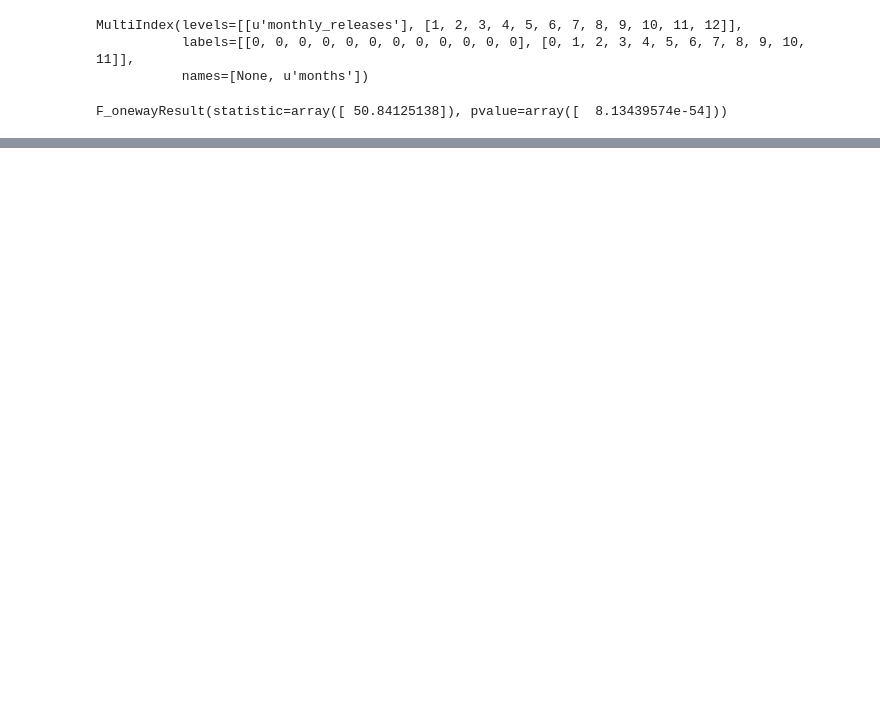
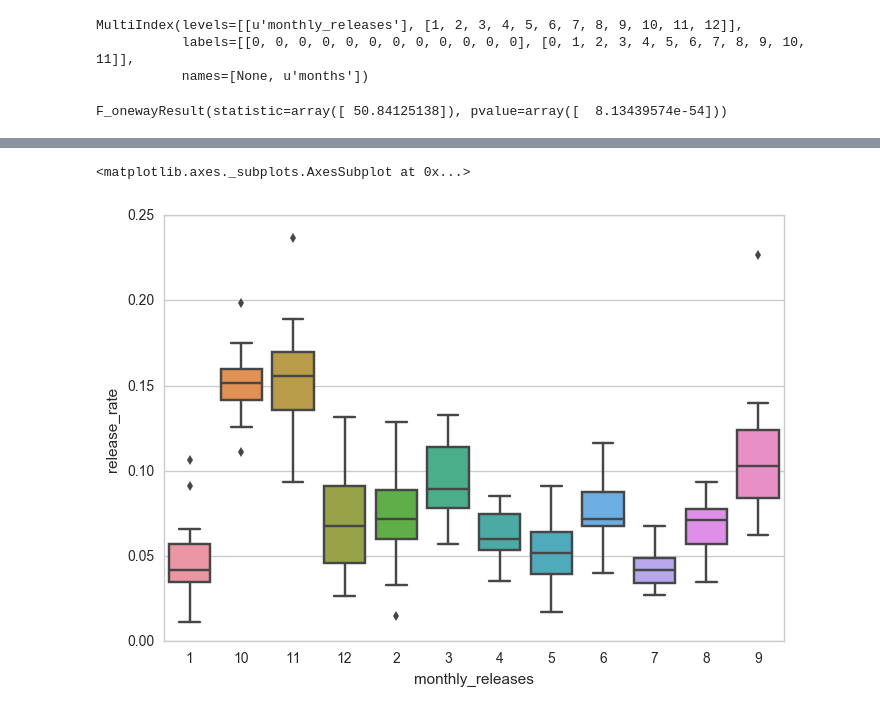
Before and after one commit to s-leung/videogameproject, a Jupyter notebook: November.ipynb, the cells around one changed output, grey strips where cells are left out. Saved outputs shown, nothing was run; the diff lists cells and outputs as text; code cells hidden in the pictures; blank space fills up the shorter version.

```diff
--- a/November.ipynb
+++ b/November.ipynb
@@ -170,0 +140,7 @@ print(mc.groupsunique)
+# %%
+nn_long = pd.DataFrame(nn.unstack())
+nn_long = nn_long.reset_index()
+nn_long = nn_long.drop('level_0', axis=1)
+nn_long.columns = ['monthly_releases', 'year', 'release_rate']
+nn_long['monthly_releases'] = nn_long['monthly_releases'].astype('str')
+nn_long.head()
@@ -170,0 +177,5 @@ print(mc.groupsunique)
+# %%
+sns.boxplot(x='monthly_releases',y='release_rate', data=nn_long)
+# %% [output]
+<matplotlib.axes._subplots.AxesSubplot at 0x...>
+[figure, added]
```
Also changed, not shown: parts of 28 cells of this notebook.
